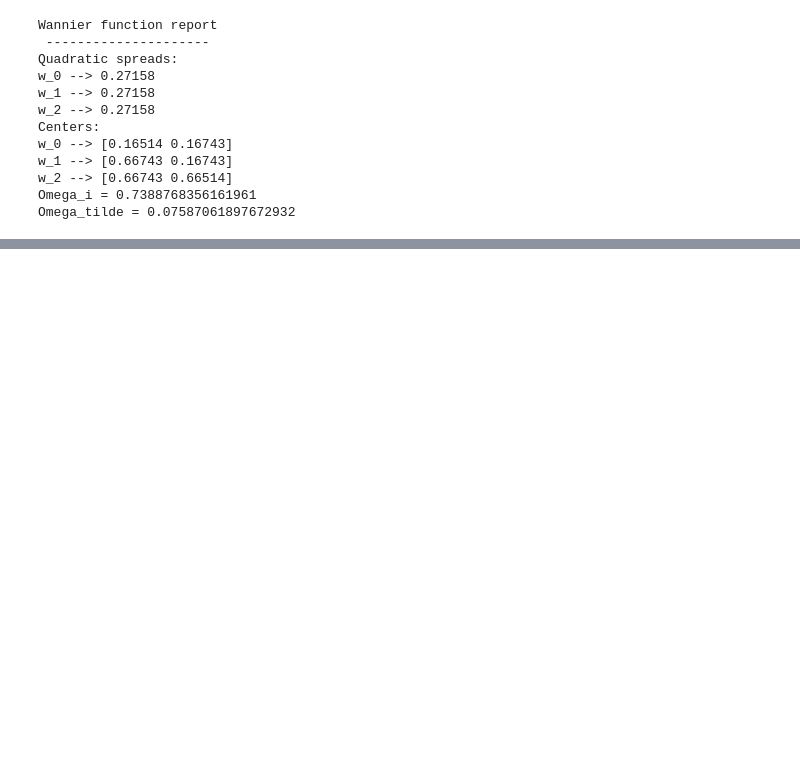
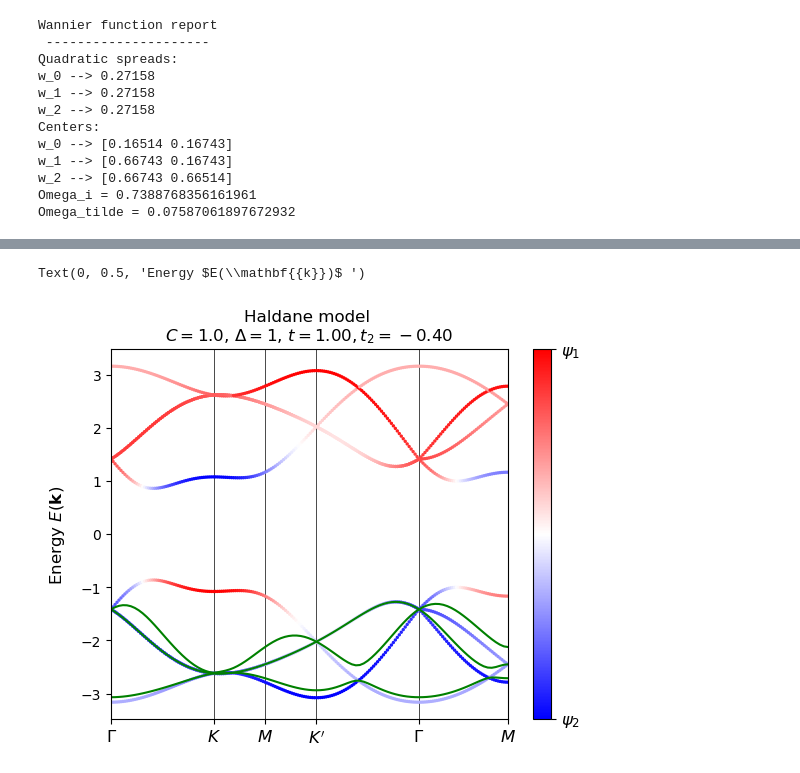
Before and after one commit to treycole/WanPy, a Jupyter notebook: top_obstruction/wan_fxns.ipynb, the cells around one changed output, grey strips where cells are left out. Cells and saved outputs as stored; diff of their text form; code cells hidden in the pictures; blank space fills up the shorter version.

```diff
--- a/top_obstruction/wan_fxns.ipynb
+++ b/top_obstruction/wan_fxns.ipynb
@@ -237,0 +250,20 @@ ax.set_ylim(-12, 12)
+# %%
+k_path = [[0, 0], [2/3, 1/3], [.5, .5], [1/3, 2/3], [0, 0], [.5, .5]]
+k_label = (r'$\Gamma $',r'$K$', r'$M$', r'$K^\prime$', r'$\Gamma $', r'$M$')
+(k_vec, k_dist, k_node) = model.k_path(k_path, 101, report=False)
+
+interp_energies = WF.interp_energies(k_vec)
+
+fig, ax = WF.energy_eigstates.plot_bands(
+    k_path, nk=201, k_label=k_label, scat_size=2, red_lat_idx=high_E_sites
+    )
+
+# continuous bands
+for n in range(interp_energies.shape[-1]):
+    ax.plot(k_dist, interp_energies[:, n], c='green')
+
+ax.set_title(title)
+ax.set_ylabel(r"Energy $E(\mathbf{{k}})$ ")
+# %% [output]
+Text(0, 0.5, 'Energy $E(\\mathbf{{k}})$ ')
+[figure, added]
```
Also changed, not shown: parts of 17 cells of this notebook, 21 other files.
